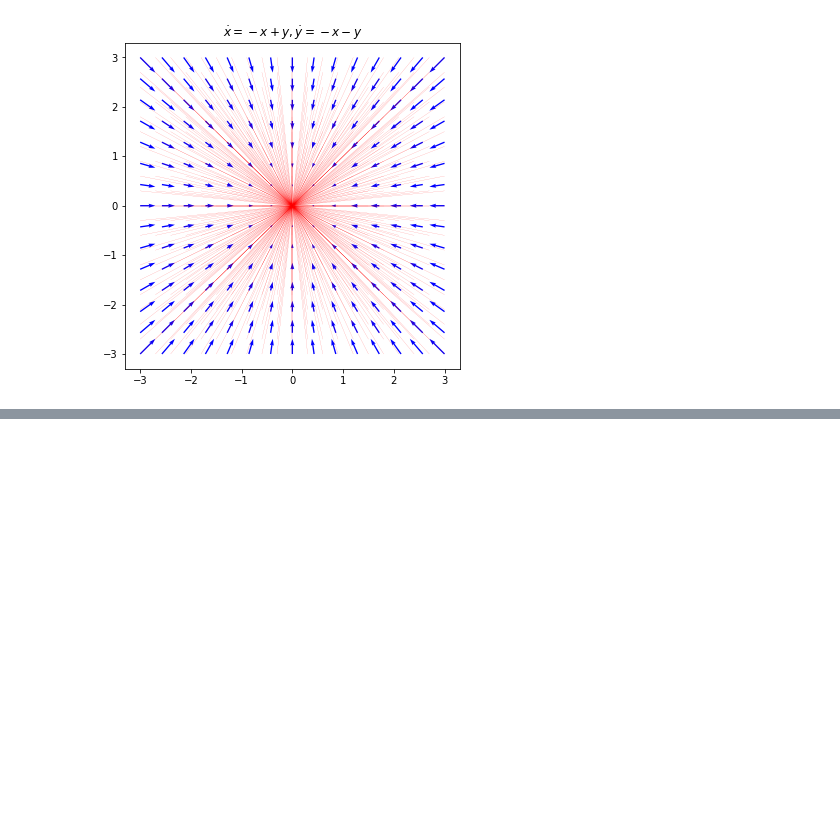
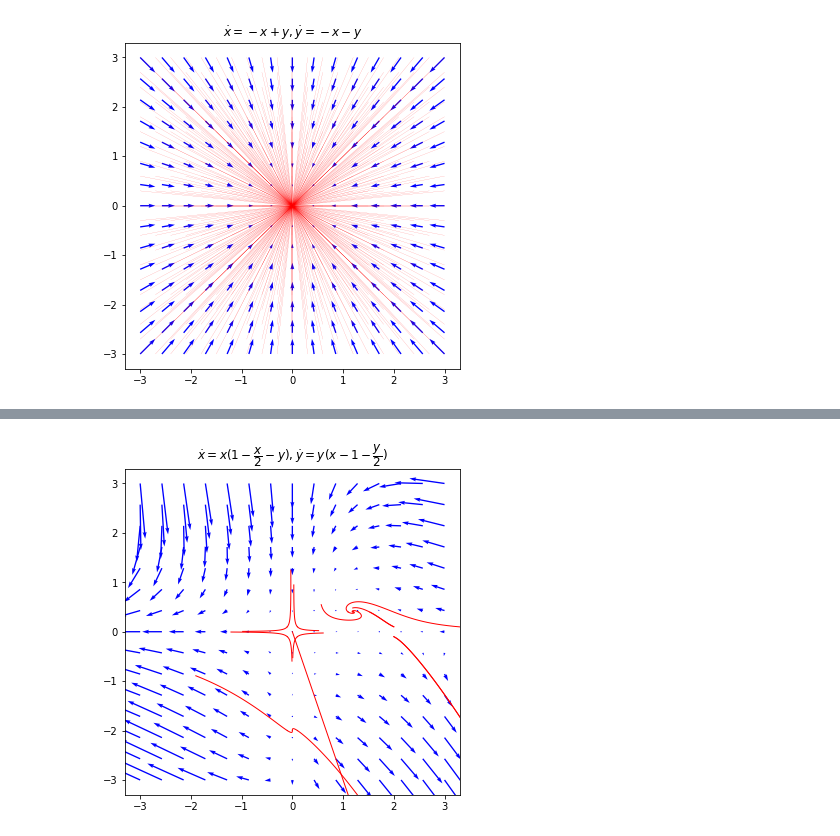
Before and after one commit to koulakis/dynamical-systems, a Jupyter notebook: 03_planar_systems.ipynb, the cells around one changed output, grey strips where cells are left out. Drawn from its saved outputs; the diff is of its cells as text; code cells hidden in the pictures; blank space fills up the shorter version.

```diff
--- a/03_planar_systems.ipynb
+++ b/03_planar_systems.ipynb
@@ -146,0 +313,79 @@ plot_phase_portrait(dx_dt, ts, title=title, ic_x=ic_x, ic_y=ic_y, linewidth=0.1)
+# %%
+def dx_dt(x, t):
+    return [x[0]*(1 - x[0]/2 - x[1]), x[1] * (x[0] - 1 - x[1]/2)]
+title = '$\dot{x} = x(1 - \dfrac{x}{2} - y), \dot{y} = y(x - 1 - \dfrac{y}{2})$'
+# %%
+N = 3
+xlim = (-N, N)
+ylim = (-N, N)
+
+ic_1 = [
+    [0.1, 0.1],
+    [0.1, -0.1],
+    [-0.1, 0.1],
+    [-0.1, -0.1]
+]
+
+ic_2 = [
+    [0.1, -2],
+    [-0.1, -2]
+]
+
+ic_3 = [
+    [2, 0.1],
+    [2, -0.1]
+]
+
+ic_4 = [
+    [1.1, 0.4],
+    [1.3, 0.4]
+]
+
+plt.figure(figsize=(6, 6))
+for r, s in ic_1:
+    x0 = [r, s]
+    xs = odeint(dx_dt, x0, np.linspace(0, 2, 100))
+    plt.plot(xs[:, 0], xs[:, 1], 'r-', linewidth=1)
+
+    xs = odeint(dx_dt, x0, np.linspace(0, -2, 100))
+    plt.plot(xs[:, 0], xs[:, 1], 'r-', linewidth=1)
+
+for r, s in ic_2:
+    x0 = [r, s]
+    xs = odeint(dx_dt, x0, np.linspace(0, 1, 100))
+    plt.plot(xs[:, 0], xs[:, 1], 'r-', linewidth=1)
+
+    xs = odeint(dx_dt, x0, np.linspace(0, -4, 100))
+    plt.plot(xs[:, 0], xs[:, 1], 'r-', linewidth=1)
+
+for r, s in ic_3:
+    x0 = [r, s]
+    xs = odeint(dx_dt, x0, np.linspace(0, 2.1, 100))
+    plt.plot(xs[:, 0], xs[:, 1], 'r-', linewidth=1)
+
+    xs = odeint(dx_dt, x0, np.linspace(0, 4, 100))
+    plt.plot(xs[:, 0], xs[:, 1], 'r-', linewidth=1)
+
+for r, s in ic_4:
+    x0 = [r, s]
+    xs = odeint(dx_dt, x0, np.linspace(0, 10, 100))
+    plt.plot(xs[:, 0], xs[:, 1], 'r-', linewidth=1)
+
+    xs = odeint(dx_dt, x0, np.linspace(0, -6, 100))
+    plt.plot(xs[:, 0], xs[:, 1], 'r-', linewidth=1)
+
+X, Y = np.mgrid[xlim[0]:xlim[1]:15j, ylim[0]:ylim[1]:15j]
+u, v = dx_dt([X, Y], None)
+plt.quiver(
+    X, Y, u, v,
+    color='b',
+    scale=100
+)
+
+plt.title(title)
+plt.xlim(np.array(xlim) * 1.1)
+plt.ylim(np.array(ylim) * 1.1)
+
+plt.show()
+# %% [output]
+[figure, added]
```
Also changed, not shown: parts of 12 cells of this notebook.
